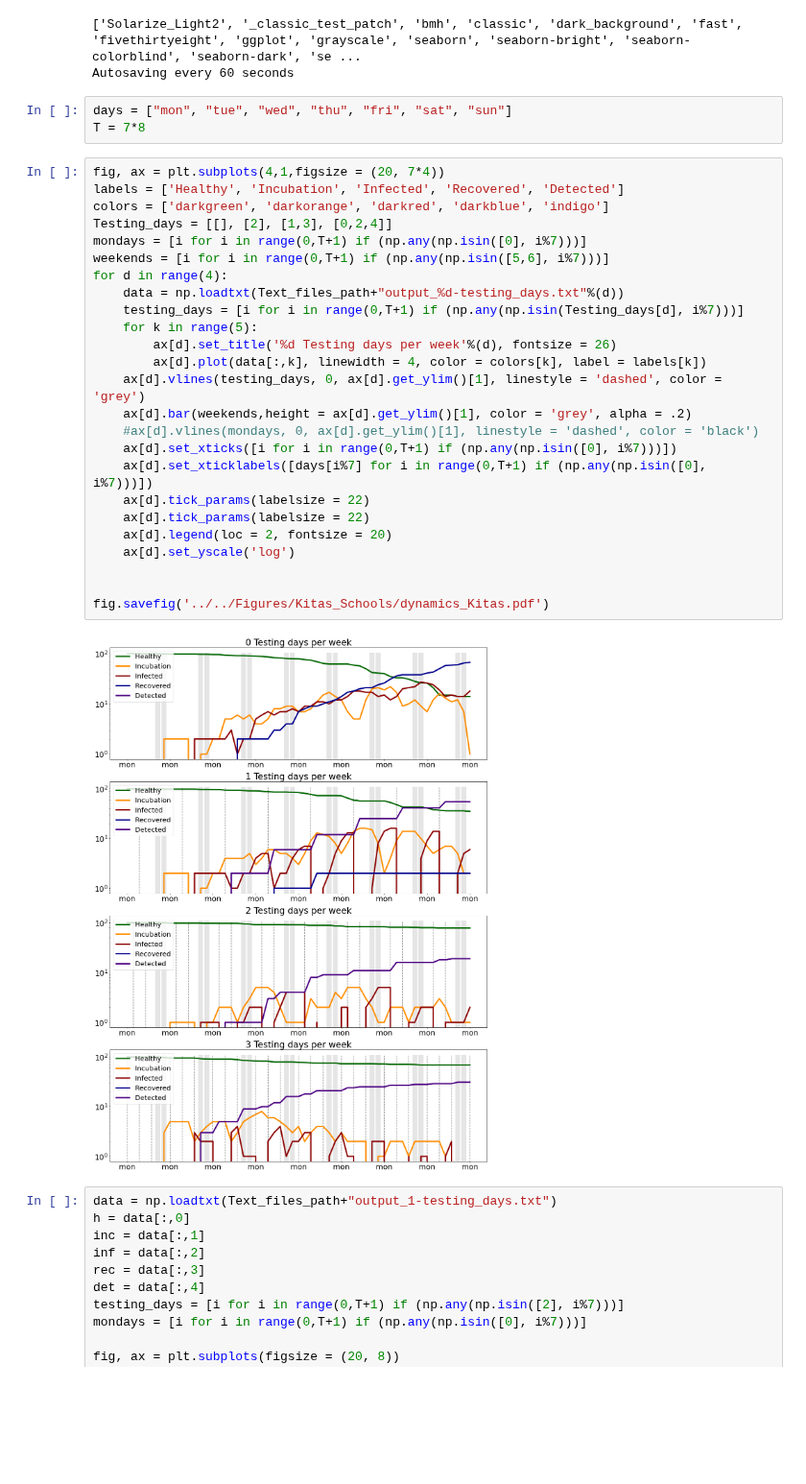
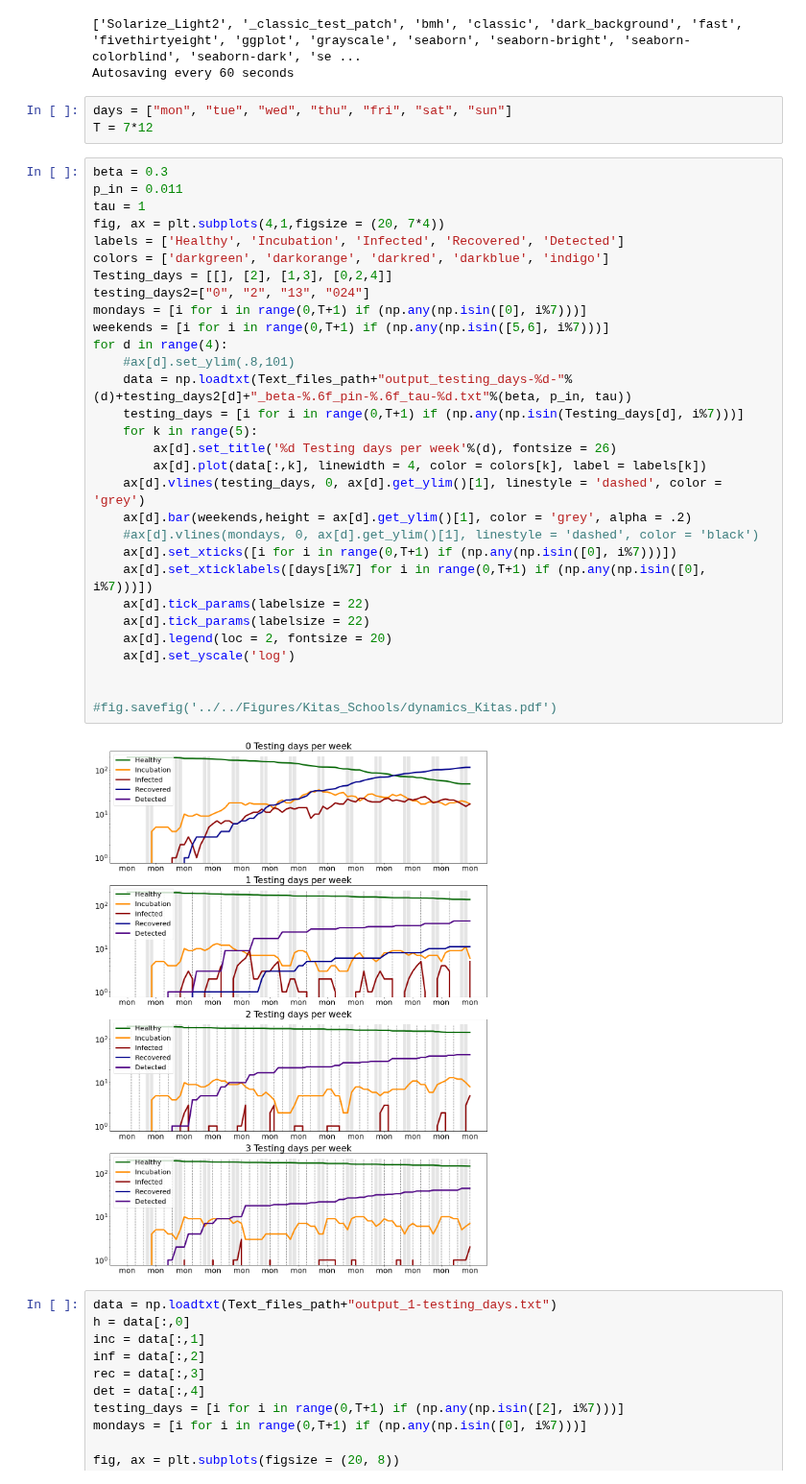
Before and after one commit to betoto008/Epidemiology_2020, a Jupyter notebook: Jupyter_Notebooks/Kitas_Schools/Kitas.ipynb, the cells around one changed output. Shown at 96% size. Drawn from its saved outputs; the diff is of its cells as text; blank space fills up the shorter version.

```diff
--- a/Jupyter_Notebooks/Kitas_Schools/Kitas.ipynb
+++ b/Jupyter_Notebooks/Kitas_Schools/Kitas.ipynb
@@ -29,34 +29,39 @@ print(style.available)
 Autosaving every 60 seconds
 # %%
 days = ["mon", "tue", "wed", "thu", "fri", "sat", "sun"]
-T = 7*8
+T = 7*12
 # %%
+beta = 0.3
+p_in = 0.011
+tau = 1
 fig, ax = plt.subplots(4,1,figsize = (20, 7*4))
 labels = ['Healthy', 'Incubation', 'Infected', 'Recovered', 'Detected']
 colors = ['darkgreen', 'darkorange', 'darkred', 'darkblue', 'indigo']
 Testing_days = [[], [2], [1,3], [0,2,4]]
+testing_days2=["0", "2", "13", "024"]
 mondays = [i for i in range(0,T+1) if (np.any(np.isin([0], i%7)))]
 weekends = [i for i in range(0,T+1) if (np.any(np.isin([5,6], i%7)))]
 for d in range(4):
-    data = np.loadtxt(Text_files_path+"output_%d-testing_days.txt"%(d))
+    #ax[d].set_ylim(.8,101)
+    data = np.loadtxt(Text_files_path+"output_testing_days-%d-"%(d)+testing_days2[d]+"_beta-%.6f_pin-%.6f_tau-%d.txt"%(beta, p_in, tau))
     testing_days = [i for i in range(0,T+1) if (np.any(np.isin(Testing_days[d], i%7)))]
     for k in range(5):
         ax[d].set_title('%d Testing days per week'%(d), fontsize = 26)
         ax[d].plot(data[:,k], linewidth = 4, color = colors[k], label = labels[k])
     ax[d].vlines(testing_days, 0, ax[d].get_ylim()[1], linestyle = 'dashed', color = 'grey')
     ax[d].bar(weekends,height = ax[d].get_ylim()[1], color = 'grey', alpha = .2)
     #ax[d].vlines(mondays, 0, ax[d].get_ylim()[1], linestyle = 'dashed', color = 'black')
     ax[d].set_xticks([i for i in range(0,T+1) if (np.any(np.isin([0], i%7)))])
     ax[d].set_xticklabels([days[i%7] for i in range(0,T+1) if (np.any(np.isin([0], i%7)))])
     ax[d].tick_params(labelsize = 22)
     ax[d].tick_params(labelsize = 22)
     ax[d].legend(loc = 2, fontsize = 20)
     ax[d].set_yscale('log')
 
 
-fig.savefig('../../Figures/Kitas_Schools/dynamics_Kitas.pdf')
+#fig.savefig('../../Figures/Kitas_Schools/dynamics_Kitas.pdf')
 # %% [output]
-[figure, old version]
+[figure, new version]
 # %%
 data = np.loadtxt(Text_files_path+"output_1-testing_days.txt")
 h = data[:,0]
```
Also changed, not shown: parts of 12 cells of this notebook, 27 other files.
